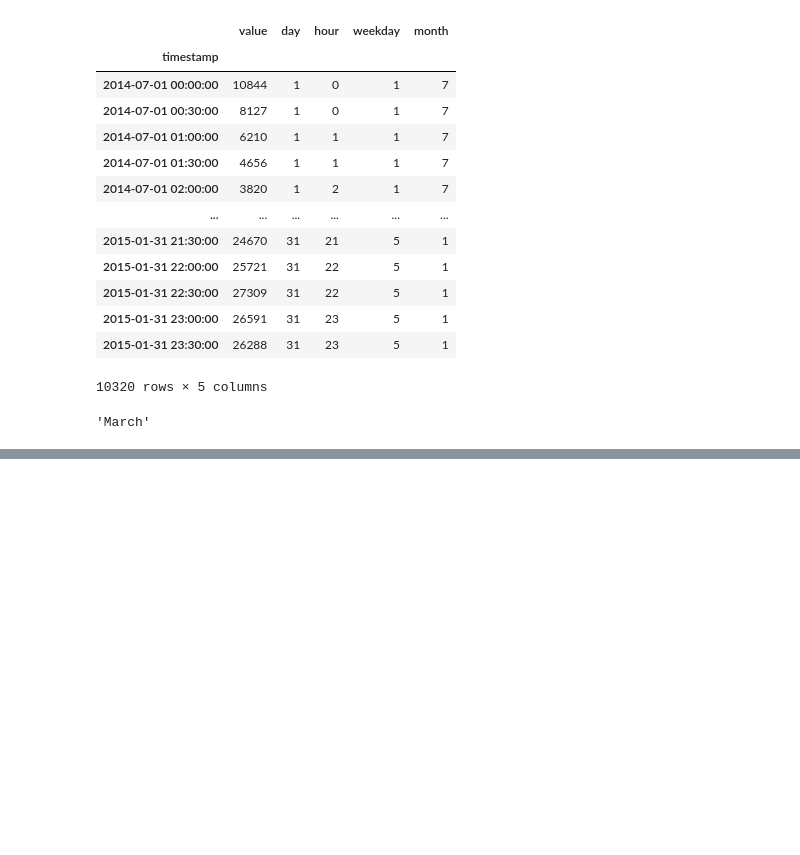
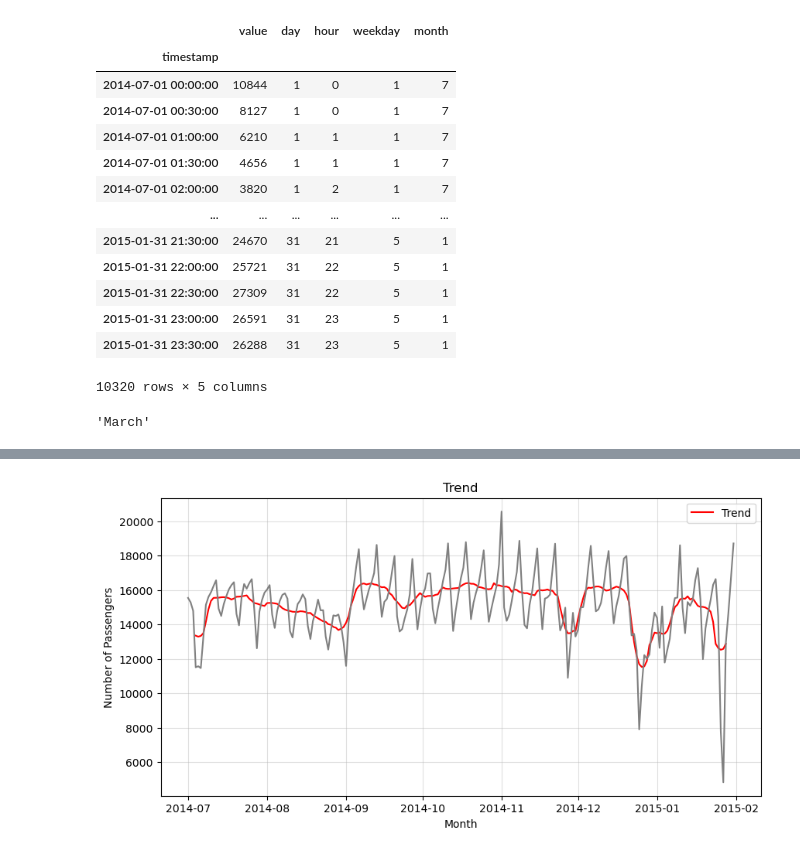
Before and after one commit to ShubhamMisar-12/NYC-Taxi-Traffic-Analysis, a Jupyter notebook: NYC Taxi Data Analysis.ipynb, the cells around one changed output, grey strips where cells are left out. Saved outputs shown, nothing was run; the diff lists cells and outputs as text; code cells hidden in the pictures; blank space fills up the shorter version.

```diff
--- a/NYC Taxi Data Analysis.ipynb
+++ b/NYC Taxi Data Analysis.ipynb
@@ -194,0 +234,13 @@ plt.show()
+# %%
+# Plot the seasonally adjusted trend
+plt.figure(figsize=(10, 5))
+plt.plot(trend, color = 'red', label = 'Trend')
+plt.plot(df.index, df['value'], color='gray')
+plt.ylabel('Number of Passengers')
+plt.xlabel('Month')
+plt.title('Trend')
+plt.grid(alpha = 0.4)
+plt.legend()
+plt.show()
+# %% [output]
+[figure, added]
```
Also changed, not shown: parts of 18 cells of this notebook.
